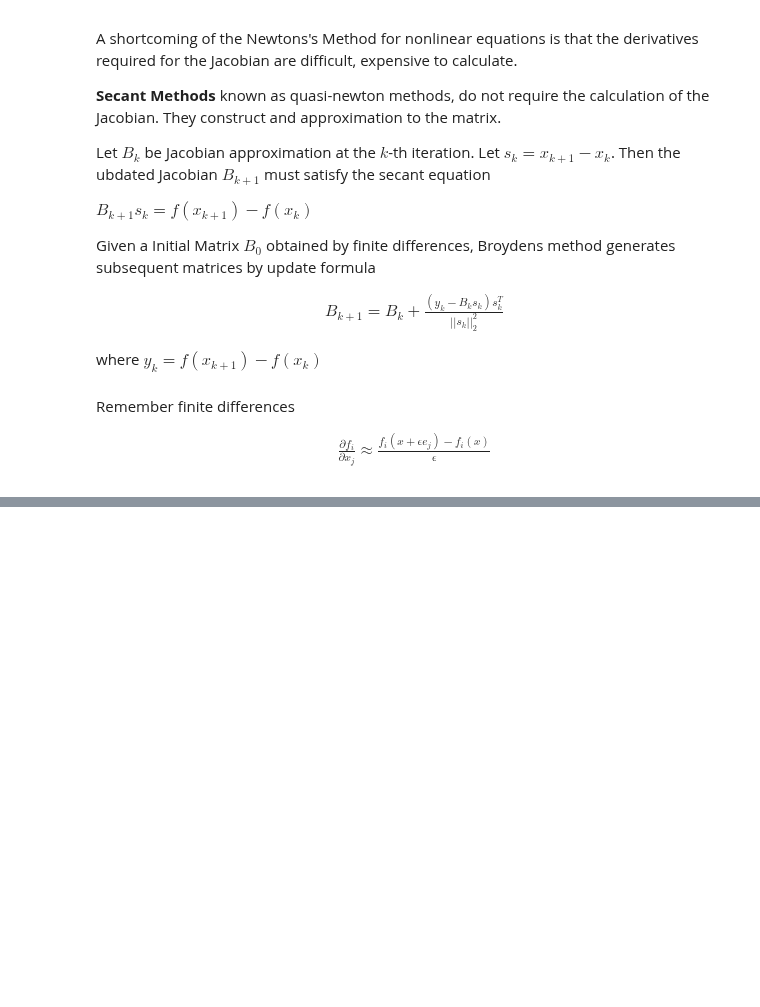
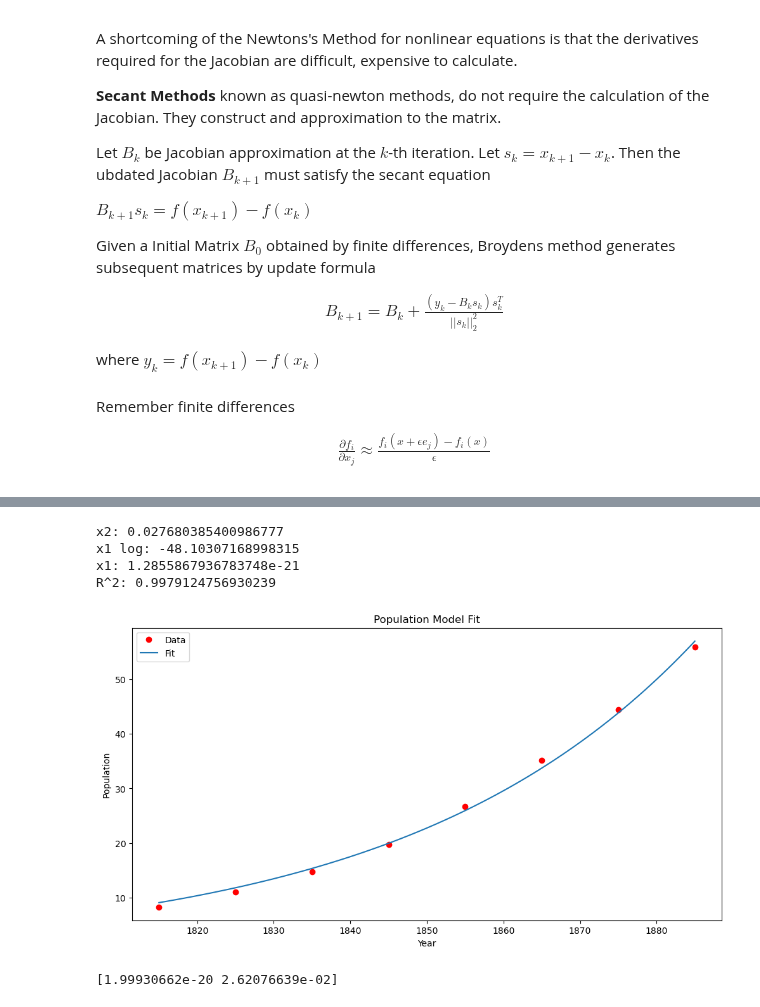
Before and after one commit to LukasMeinschad/Studium, a Jupyter notebook: Mathe/Numerik_2/Proseminar/Blatt 3/sheet3_lukas_meinschad.ipynb, the cells around one changed output, grey strips where cells are left out. Saved outputs shown, nothing was run; the diff lists cells and outputs as text; code cells hidden in the pictures; blank space fills up the shorter version.

```diff
--- a/Mathe/Numerik_2/Proseminar/Blatt 3/sheet3_lukas_meinschad.ipynb
+++ b/Mathe/Numerik_2/Proseminar/Blatt 3/sheet3_lukas_meinschad.ipynb
@@ -567,0 +743,41 @@ def gauss_newton(x0,t,y,model,residuals,jacobian,tol=1e-6,max_iter=100):
+# %%
+print(f"x2: {slope}")
+print(f"x1 log: {intercept}")
+# Convert to exponential
+print(f"x1: {np.exp(intercept)}")
+print(f"R^2: {r_value**2}")
+# %% [output]
+x2: 0.027680385400986777
+x1 log: -48.10307168998315
+x1: 1.2855867936783748e-21
+R^2: 0.9979124756930239
+# %%
+# Use scipy curve_fit
+from scipy.optimize import curve_fit
+
+x0 = np.array([np.exp(intercept), slope])
+
+def population_model_scipy(t, a, b):
+    return a*np.exp(b*t)
+
+t = population_data[:,0]
+y = population_data[:,1]
+
+popt, pcov = curve_fit(population_model_scipy, t, y, p0=x0)
+
+t_fit = np.linspace(1815, 1885,100)
+y_fit = population_model_scipy(t_fit, *popt)
+
+plt.figure(figsize=(12,6))
+plt.plot(t,y,'ro', label='Data')
+plt.plot(t_fit,y_fit, label='Fit')
+plt.xlabel('Year')
+plt.ylabel('Population')
+plt.title('Population Model Fit')
+plt.legend()
+plt.show()
+
+print(popt)
+# %% [output]
+[figure, added]
+[1.99930662e-20 2.62076639e-02]
```
Also changed, not shown: parts of 27 cells of this notebook, 8 other files.
